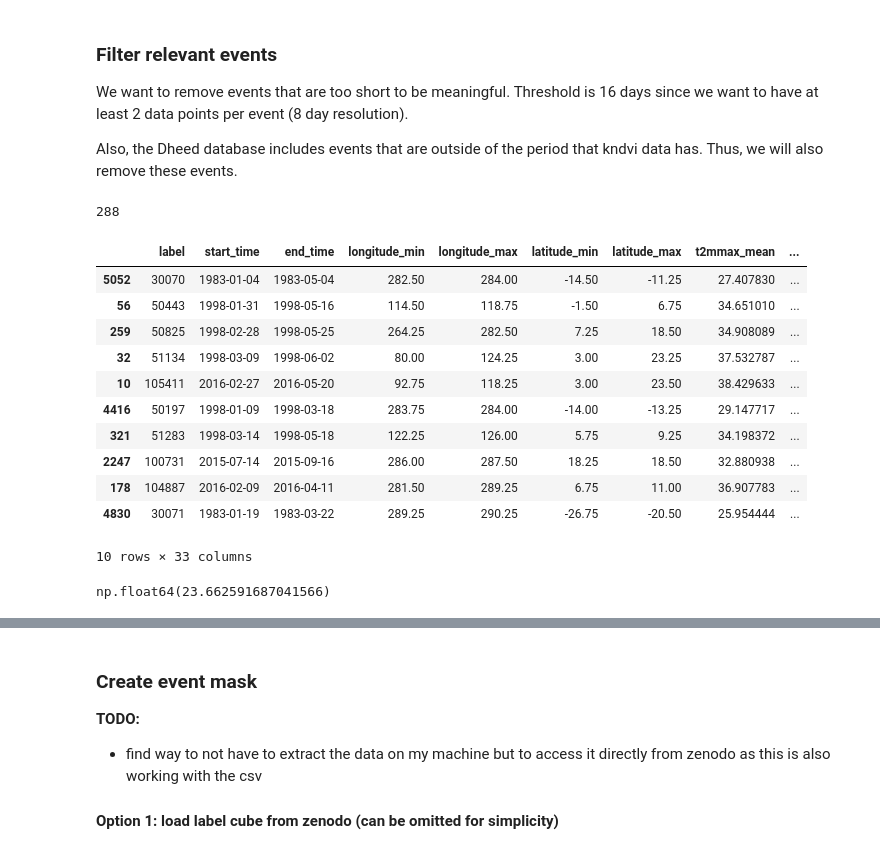
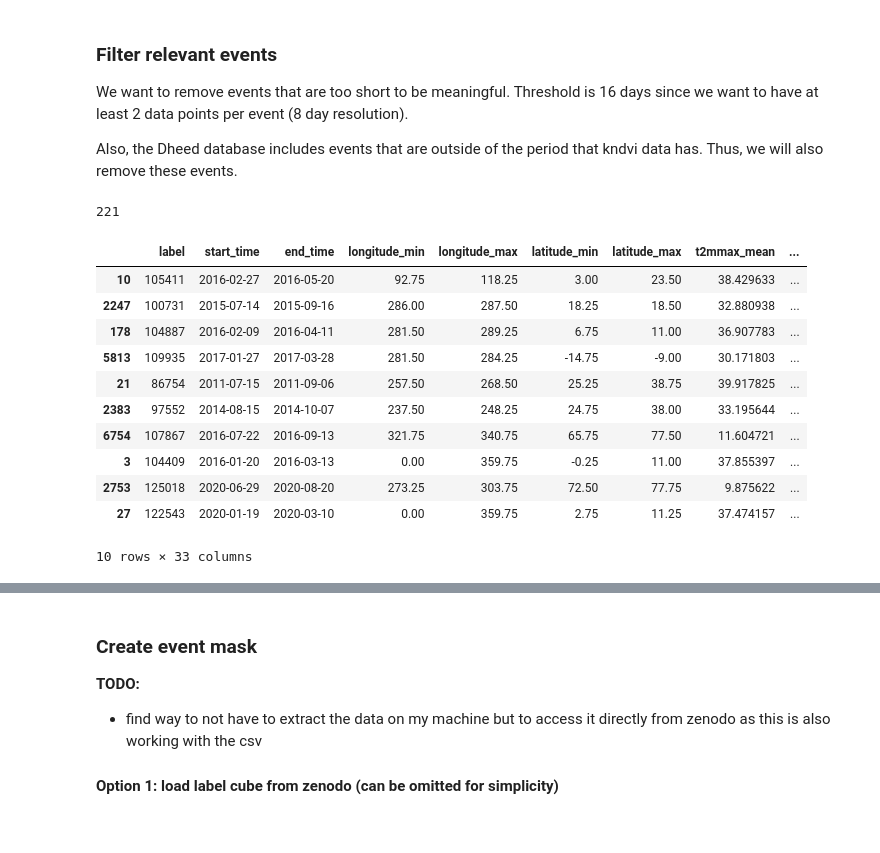
Before and after one commit to bgrandt/masters_thesis, a Jupyter notebook: 1_data_exploration.ipynb, the cells around one changed output, grey strips where cells are left out. Cells and saved outputs as stored; diff of their text form; code cells hidden in the pictures.

```diff
--- a/1_data_exploration.ipynb
+++ b/1_data_exploration.ipynb
@@ -99,34 +99,30 @@ Also, the Dheed database includes events that are outside of the period that knd
 # %%
 # Filter dataframe for event duration
 df_chd_filtered = df_chd_summary[df_chd_summary['duration_days'] >= 18]
 
-# Filter dataframe for period of ESDC data
+# Filter dataframe for period of ESDC kndvi data
 df_chd_filtered = df_chd_filtered[
-    (df_chd_filtered['start_time'].dt.year >= 1979) &
+    (df_chd_filtered['start_time'].dt.year >= 2000) &
     (df_chd_filtered['start_time'].dt.year <= 2021) &
-    (df_chd_filtered['end_time'].dt.year >= 1979) &
+    (df_chd_filtered['end_time'].dt.year >= 2000) &
     (df_chd_filtered['end_time'].dt.year <= 2021)
 ]
 
 print(len(df_chd_filtered))
 
 # Show DataFrame
 df_chd_filtered.sort_values('duration_days', ascending=False).head(10)
 # %% [output]
-288
+221
 |  | label | start_time | end_time | longitude_min | longitude_max | latitude_min | latitude_max | t2mmax_mean | ... |
-| 5052 | 30070 | 1983-01-04 | 1983-05-04 | 282.50 | 284.00 | -14.50 | -11.25 | 27.407830 | ... |
-| 56 | 50443 | 1998-01-31 | 1998-05-16 | 114.50 | 118.75 | -1.50 | 6.75 | 34.651010 | ... |
-| 259 | 50825 | 1998-02-28 | 1998-05-25 | 264.25 | 282.50 | 7.25 | 18.50 | 34.908089 | ... |
-| 32 | 51134 | 1998-03-09 | 1998-06-02 | 80.00 | 124.25 | 3.00 | 23.25 | 37.532787 | ... |
 | 10 | 105411 | 2016-02-27 | 2016-05-20 | 92.75 | 118.25 | 3.00 | 23.50 | 38.429633 | ... |
-| 4416 | 50197 | 1998-01-09 | 1998-03-18 | 283.75 | 284.00 | -14.00 | -13.25 | 29.147717 | ... |
-| 321 | 51283 | 1998-03-14 | 1998-05-18 | 122.25 | 126.00 | 5.75 | 9.25 | 34.198372 | ... |
 | 2247 | 100731 | 2015-07-14 | 2015-09-16 | 286.00 | 287.50 | 18.25 | 18.50 | 32.880938 | ... |
 | 178 | 104887 | 2016-02-09 | 2016-04-11 | 281.50 | 289.25 | 6.75 | 11.00 | 36.907783 | ... |
-| 4830 | 30071 | 1983-01-19 | 1983-03-22 | 289.25 | 290.25 | -26.75 | -20.50 | 25.954444 | ... |
+| 5813 | 109935 | 2017-01-27 | 2017-03-28 | 281.50 | 284.25 | -14.75 | -9.00 | 30.171803 | ... |
+| 21 | 86754 | 2011-07-15 | 2011-09-06 | 257.50 | 268.50 | 25.25 | 38.75 | 39.917825 | ... |
+| 2383 | 97552 | 2014-08-15 | 2014-10-07 | 237.50 | 248.25 | 24.75 | 38.00 | 33.195644 | ... |
+| 6754 | 107867 | 2016-07-22 | 2016-09-13 | 321.75 | 340.75 | 65.75 | 77.50 | 11.604721 | ... |
+| 3 | 104409 | 2016-01-20 | 2016-03-13 | 0.00 | 359.75 | -0.25 | 11.00 | 37.855397 | ... |
+| 2753 | 125018 | 2020-06-29 | 2020-08-20 | 273.25 | 303.75 | 72.50 | 77.75 | 9.875622 | ... |
+| 27 | 122543 | 2020-01-19 | 2020-03-10 | 0.00 | 359.75 | 2.75 | 11.25 | 37.474157 | ... |
 10 rows × 33 columns
-# %%
-np.mean(df_chd_filtered['duration_days'])
-# %% [output]
-np.float64(23.662591687041566)
```
Also changed, not shown: parts of 9 cells of this notebook, 2 other files.
